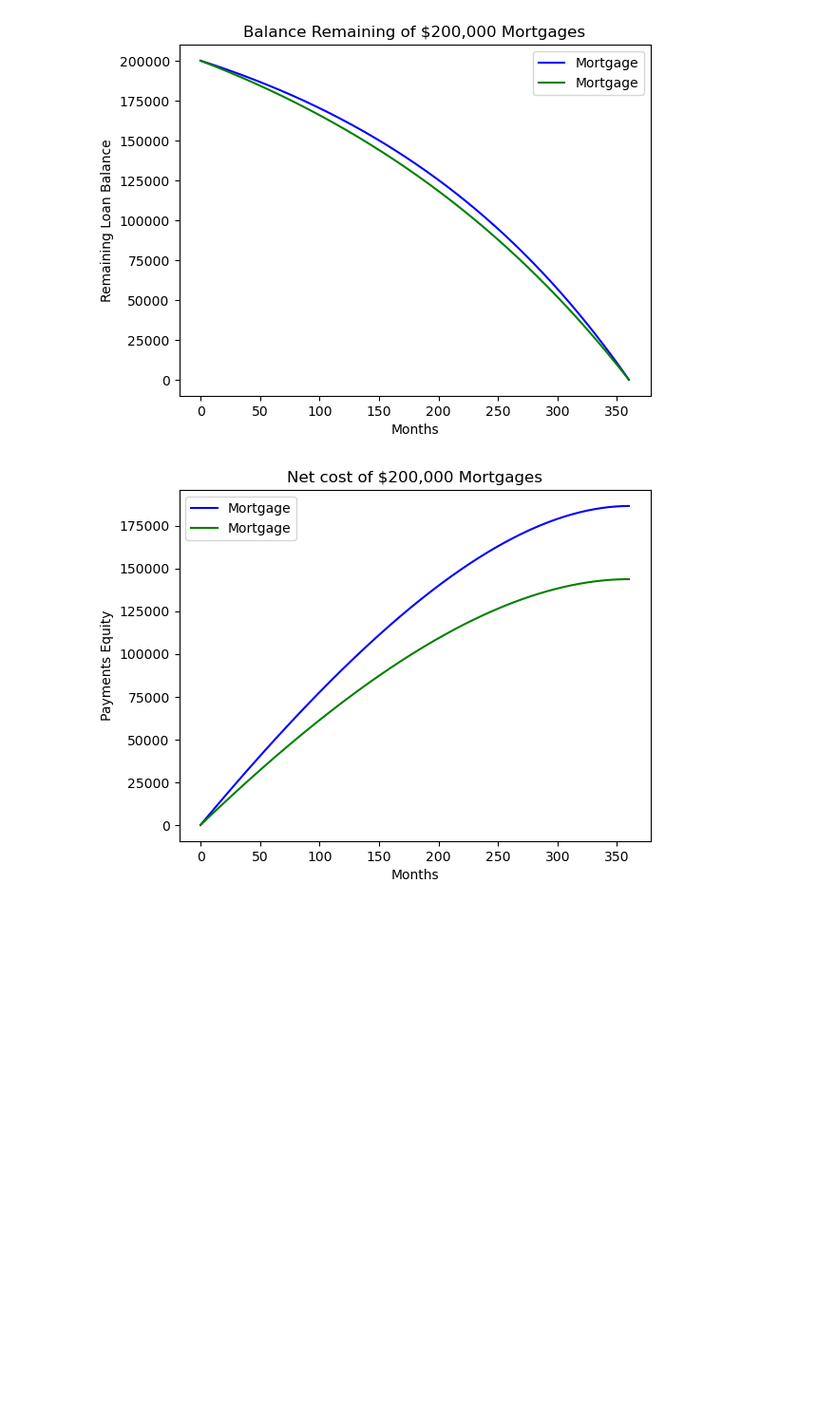
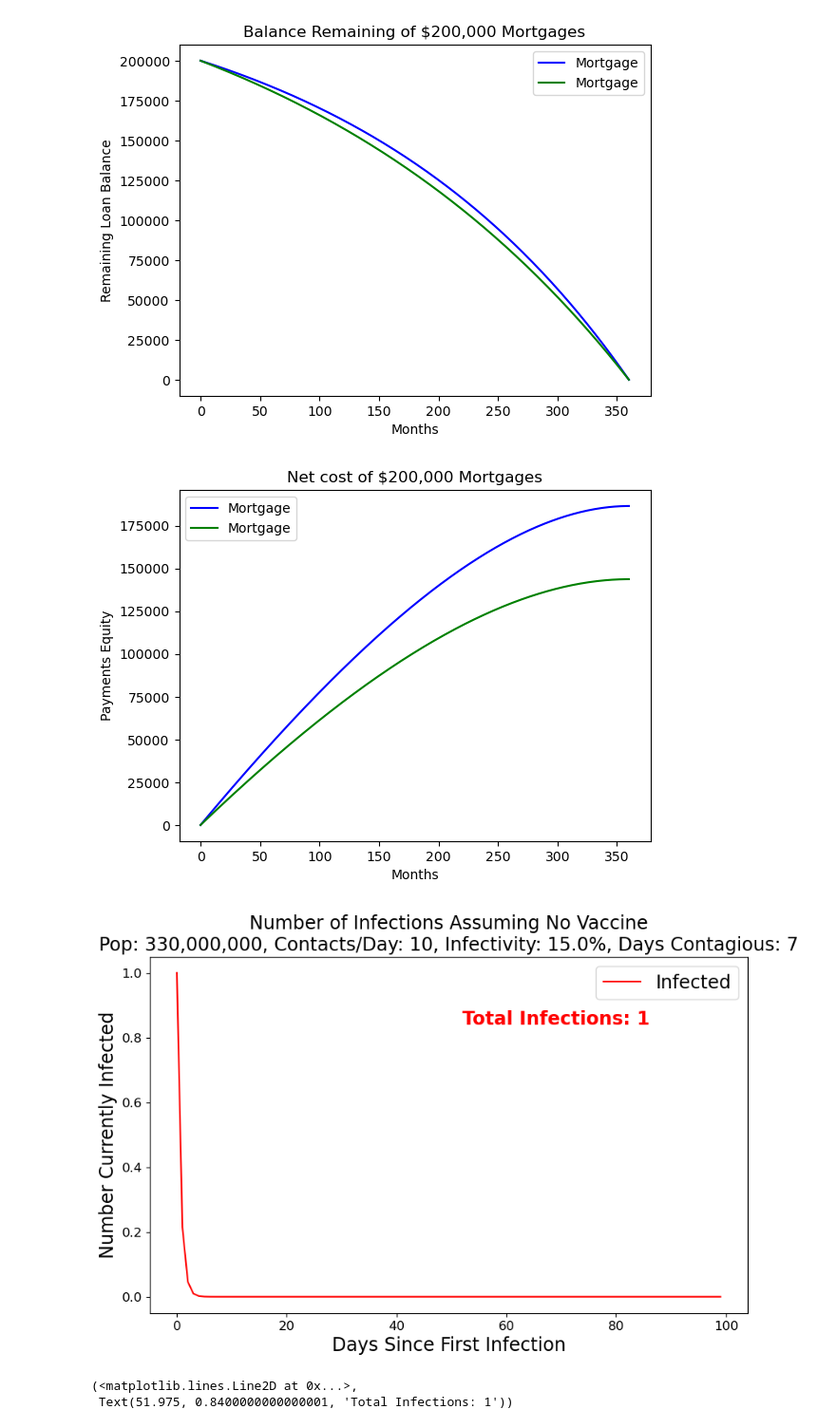
Before and after one commit to elxecutor/200-days-of-coding, a Jupyter notebook: day018/main.ipynb, the cells around one changed output. Shown: that part at 95% size. Cells and saved outputs as stored; diff of their text form; code cells hidden in the pictures; blank space fills up the shorter version.

```diff
--- a/day018/main.ipynb
+++ b/day018/main.ipynb
@@ -107,3 +107,70 @@ plotMortgages([mort1, mort2], 200000)
 [figure]
 [figure]
 [figure]
+# %%
+import matplotlib.pyplot as plt
+
+def simulate_covid(days, init_contacts, contagiousness, days_spreading, pop):
+    """
+    Simulate daily new infections.
+    A very basic model where each infected person infects
+    (R0/days_spreading) new people per day, with R0 computed from
+    the number of contacts and contagiousness. The spread is limited
+    by the remaining susceptible population.
+    """
+    infections = [1]         # start with one infection
+    total_infections = [1]
+    R0 = init_contacts * contagiousness / 100.0
+    for day in range(1, days):
+        new_inf = infections[-1] * (R0 / days_spreading)
+        new_inf = min(new_inf, pop - total_infections[-1])
+        infections.append(new_inf)
+        total_infections.append(total_infections[-1] + new_inf)
+    return infections, total_infections
+
+def plot_infections(infections, total_infections, fixed):
+    """
+    Plot the infection curve and return plot elements.
+    """
+    plt.figure(figsize=(10, 6))
+    infection_plot, = plt.plot(infections, 'r', label='Infected')  # comma to unpack the Line2D object
+    plt.xticks(fontsize='large')
+    plt.yticks(fontsize='large')
+    plt.xlabel('Days Since First Infection', fontsize='xx-large')
+    plt.ylabel('Number Currently Infected', fontsize='xx-large')
+    plt.title('Number of Infections Assuming No Vaccine\n' +
+              f'Pop: {fixed["pop"]:,}, ' +
+              f'Contacts/Day: {fixed["init_contacts"]}, ' +
+              f'Infectivity: {fixed["contagiousness"]:.1f}%, ' +
+              f'Days Contagious: {fixed["days_spreading"]}',
+              fontsize='xx-large')
+    plt.legend(fontsize='xx-large')
+    txt_box = plt.text(
+        plt.xlim()[1]/2,
+        plt.ylim()[1]/1.25,
+        f'Total Infections: {int(total_infections[-1]):,}',
+        fontdict={'size': 'xx-large', 'weight': 'bold', 'color': 'red'}
+    )
+    return infection_plot, txt_box
+
+def update_plot(days=100, init_contacts=10, contagiousness=15.0, days_spreading=7, pop=330_000_000):
+    """
+    Run the simulation and plot infections.
+    """
+    fixed = {
+        'pop': pop,
+        'init_contacts': init_contacts,
+        'contagiousness': contagiousness,
+        'days_spreading': days_spreading
+    }
+    infections, total_infections = simulate_covid(days, init_contacts, contagiousness, days_spreading, pop)
+    infection_plot, txt_box = plot_infections(infections, total_infections, fixed)
+    plt.show()
+    return infection_plot, txt_box
+
+# Run the simulation with default parameters
+update_plot()
+# %% [output]
+[figure, added]
+(<matplotlib.lines.Line2D at 0x...>,
+ Text(51.975, 0.8400000000000001, 'Total Infections: 1'))
```
